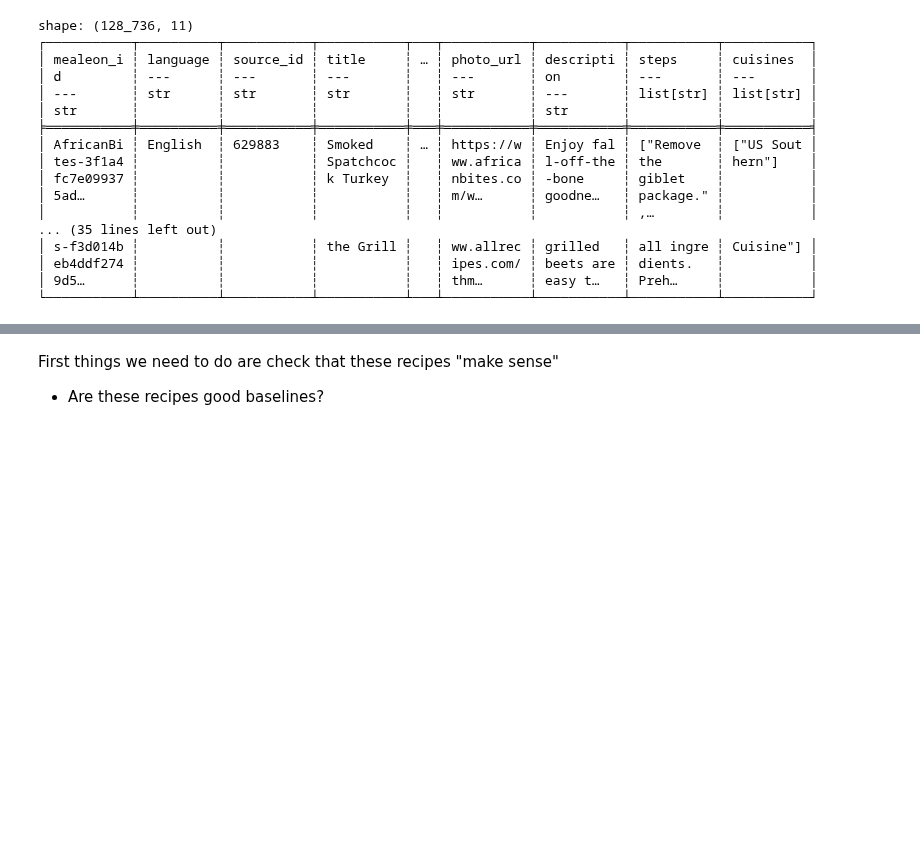
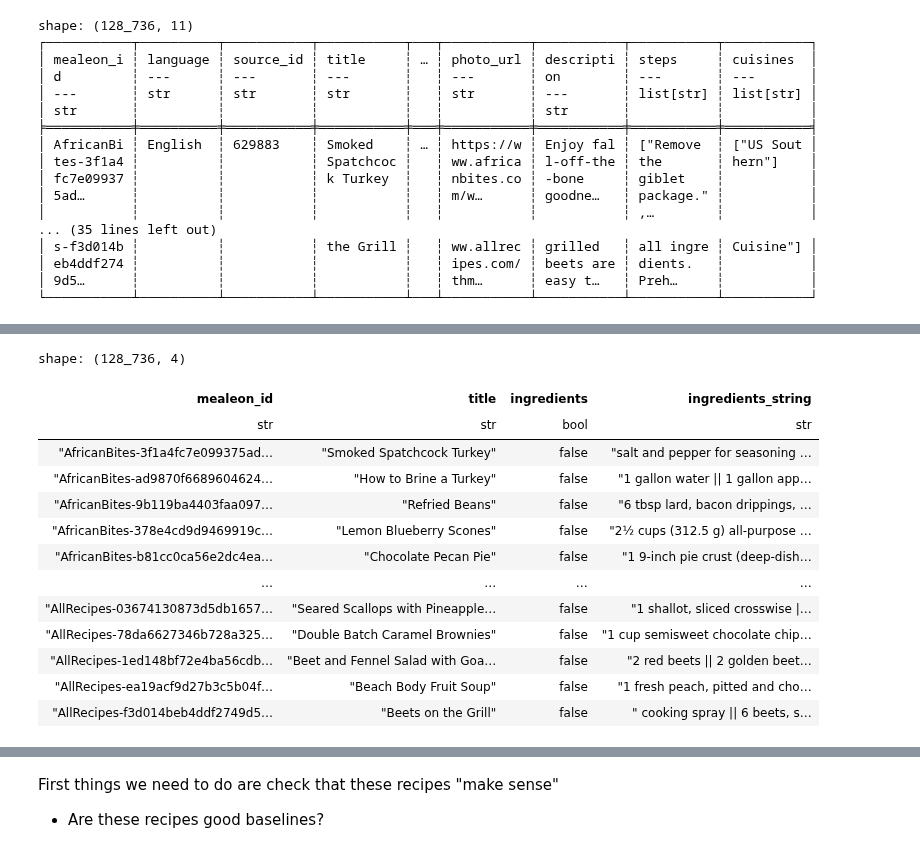
Before and after one commit to AaronWChen/MeaLeon, a Jupyter notebook: nbs/22a_vespa_baseline_recipes.ipynb, the cells around one changed output, grey strips where cells are left out. Drawn from its saved outputs; the diff is of its cells as text; code cells hidden in the pictures; blank space fills up the shorter version.

```diff
--- a/nbs/22a_vespa_baseline_recipes.ipynb
+++ b/nbs/22a_vespa_baseline_recipes.ipynb
@@ -62,0 +79,6 @@ shape: (128_736, 11)
+# %%
+# encode ingredients
+df = df.with_columns(
+    pl.col("ingredients").list.join(" || ")
+    .alias('ingredients_string')
+)
@@ -62,0 +138,17 @@ shape: (128_736, 11)
+# %%
+df.with_columns(pl.col("ingredients").is_null()).select(["mealeon_id", "title", "ingredients", "ingredients_string"])
+# %% [output]
+shape: (128_736, 4)
+| mealeon_id | title | ingredients | ingredients_string |
+| str | str | bool | str |
+| "AfricanBites-3f1a4fc7e099375ad… | "Smoked Spatchcock Turkey" | false | "salt and pepper for seasoning … |
+| "AfricanBites-ad9870f6689604624… | "How to Brine a Turkey" | false | "1 gallon water || 1 gallon app… |
+| "AfricanBites-9b119ba4403faa097… | "Refried Beans" | false | "6 tbsp lard, bacon drippings, … |
+| "AfricanBites-378e4cd9d9469919c… | "Lemon Blueberry Scones" | false | "2½ cups (312.5 g) all-purpose … |
+| "AfricanBites-b81cc0ca56e2dc4ea… | "Chocolate Pecan Pie" | false | "1 9-inch pie crust (deep-dish… |
+| … | … | … | … |
+| "AllRecipes-03674130873d5db1657… | "Seared Scallops with Pineapple… | false | "1 shallot, sliced crosswise |… |
+| "AllRecipes-78da6627346b728a325… | "Double Batch Caramel Brownies" | false | "1 cup semisweet chocolate chip… |
+| "AllRecipes-1ed148bf72e4ba56cdb… | "Beet and Fennel Salad with Goa… | false | "2 red beets || 2 golden beet… |
+| "AllRecipes-ea19acf9d27b3c5b04f… | "Beach Body Fruit Soup" | false | "1 fresh peach, pitted and cho… |
+| "AllRecipes-f3d014beb4ddf2749d5… | "Beets on the Grill" | false | " cooking spray || 6 beets, s… |
```
Also changed, not shown: parts of 62 cells of this notebook, 3 other files.
